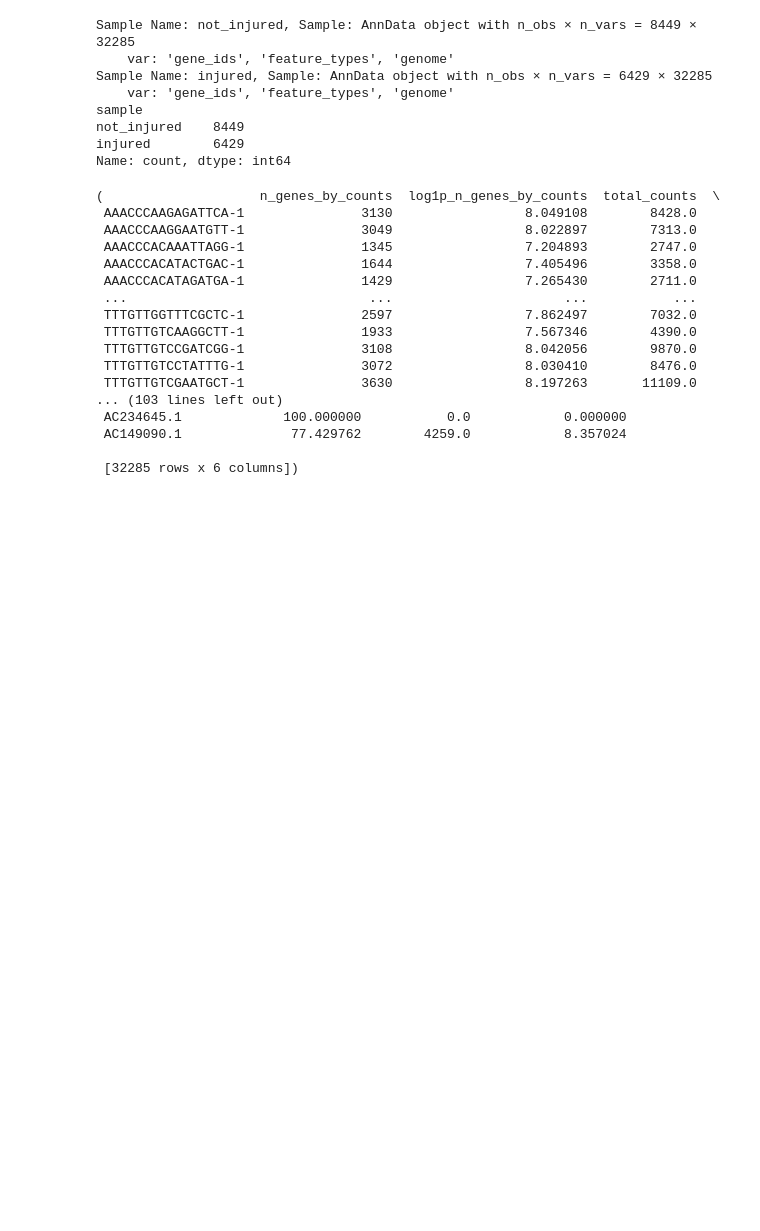
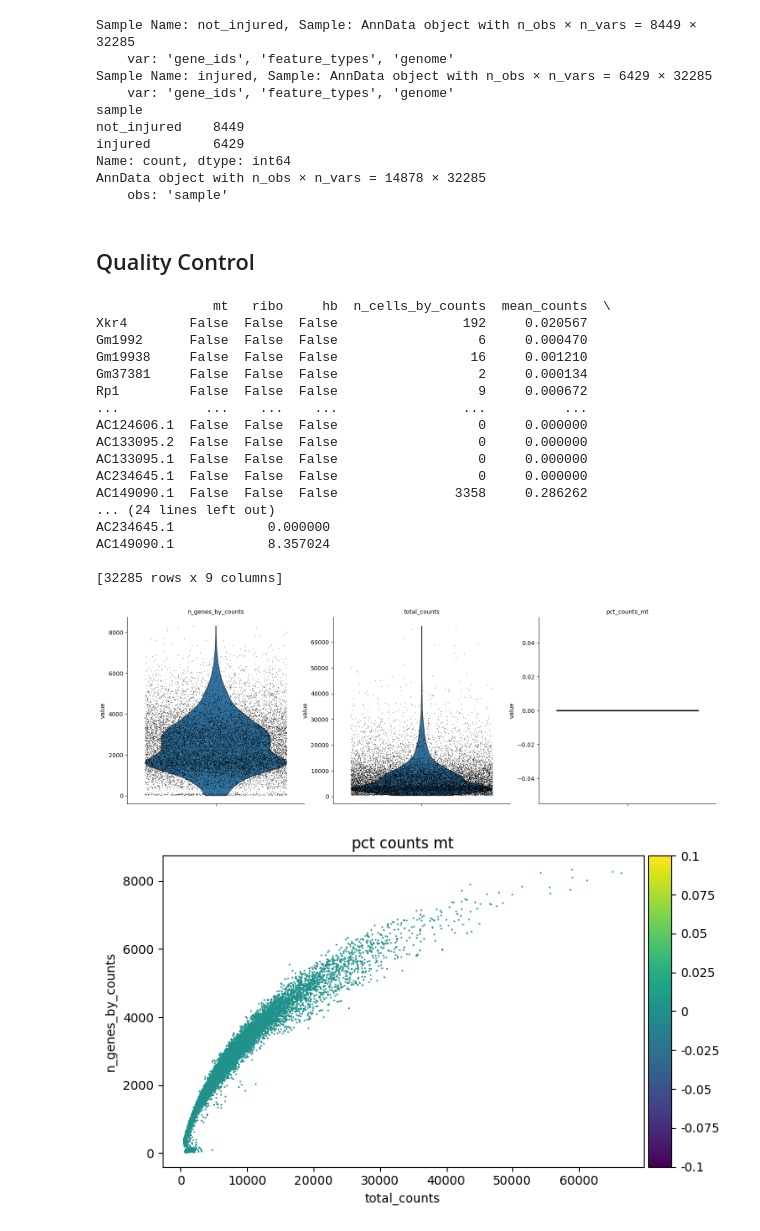
Before and after one commit to swarnalidasgupta/Stem-cell-function-and-disease-progression-in-muscular-dystrophy-using-injured-mouse-model, a Jupyter notebook: processing.ipynb, the cells around one changed output. Drawn from its saved outputs; the diff is of its cells as text; code cells hidden in the pictures; blank space fills up the shorter version.

```diff
--- a/processing.ipynb
+++ b/processing.ipynb
@@ -29,5 +14,5 @@ import seaborn as sns
 # %%
-project_path = "/Users/Swarnali_1/scrna_seq_scanpy/data/"
+project_path = "/Users/Swarnali_1/Stem-cell-function-and-disease-progression-in-muscular-dystrophy-using-injured-mouse-model/data/"
 
 samples = {"not_injured" : "GSM8289594_QSC_GFP_filtered_feature_bc_matrix.h5",
 "injured" : "GSM8289595_ASC_GFP_filtered_feature_bc_matrix.h5"}
@@ -43,7 +28,6 @@ for sample_id, file_id in samples.items():
 for sample_id, sample in adatas.items():
     print(f"Sample Name: {sample_id}, Sample: {sample}")
 
-
 adata = ad.concat(adatas, label = "sample")
 adata.obs_names_make_unique()
 print(adata.obs["sample"].value_counts())
@@ -56,33 +40,57 @@ sample
 not_injured    8449
 injured        6429
 Name: count, dtype: int64
+AnnData object with n_obs × n_vars = 14878 × 32285
+    obs: 'sample'
+# %% [markdown]
+## Quality Control
 # %%
-# Quality control
 
 ## Mitochondrial content
 adata.var["mt"] = adata.var_names.str.startswith("Mt-")
 ## Ribosomal genes
 adata.var["ribo"] = adata.var_names.str.startswith("RPS", "RPL")
 ## Hemoglobin genes
 adata.var["hb"] = adata.var_names.str.startswith("^HB[^(P)]")
 
+# Sanity check
+print(adata.var)
+
 ## Calculate quality control metrics
-sc.pp.calculate_qc_metrics(adata, qc_vars = ["mt", "ribo", "hb"])
+sc.pp.calculate_qc_metrics(
+    adata, qc_vars=["mt", "ribo", "hb"], inplace=True, log1p=True
+)
+## Visualize quality metrics using violin plot
+sc.pl.violin(
+    adata,
+    ["n_genes_by_counts", "total_counts", "pct_counts_mt"],
+    jitter=0.4,
+    multi_panel=True,
+)
+
+## Visualize quality metrics using scatter plot
+sc.pl.scatter(
+    adata,
+    "total_counts", "n_genes_by_counts",
+    color = "pct_counts_mt"
+)
 # %% [output]
-(                    n_genes_by_counts  log1p_n_genes_by_counts  total_counts  \
- AAACCCAAGAGATTCA-1               3130                 8.049108        8428.0
- AAACCCAAGGAATGTT-1               3049                 8.022897        7313.0
- AAACCCACAAATTAGG-1               1345                 7.204893        2747.0
- AAACCCACATACTGAC-1               1644                 7.405496        3358.0
- AAACCCACATAGATGA-1               1429                 7.265430        2711.0
- ...                               ...                      ...           ...
- TTTGTTGGTTTCGCTC-1               2597                 7.862497        7032.0
- TTTGTTGTCAAGGCTT-1               1933                 7.567346        4390.0
- TTTGTTGTCCGATCGG-1               3108                 8.042056        9870.0
- TTTGTTGTCCTATTTG-1               3072                 8.030410        8476.0
- TTTGTTGTCGAATGCT-1               3630                 8.197263       11109.0
-... (103 lines left out)
- AC234645.1             100.000000           0.0            0.000000
- AC149090.1              77.429762        4259.0            8.357024
+               mt   ribo     hb  n_cells_by_counts  mean_counts  \
+Xkr4        False  False  False                192     0.020567
+Gm1992      False  False  False                  6     0.000470
+Gm19938     False  False  False                 16     0.001210
+Gm37381     False  False  False                  2     0.000134
+Rp1         False  False  False                  9     0.000672
+...           ...    ...    ...                ...          ...
+AC124606.1  False  False  False                  0     0.000000
+AC133095.2  False  False  False                  0     0.000000
+AC133095.1  False  False  False                  0     0.000000
+AC234645.1  False  False  False                  0     0.000000
+AC149090.1  False  False  False               3358     0.286262
+... (24 lines left out)
+AC234645.1            0.000000
+AC149090.1            8.357024
 
- [32285 rows x 6 columns])
+[32285 rows x 9 columns]
+[figure, added]
+[figure, added]
```
Also changed, not shown: parts of 11 cells of this notebook.
